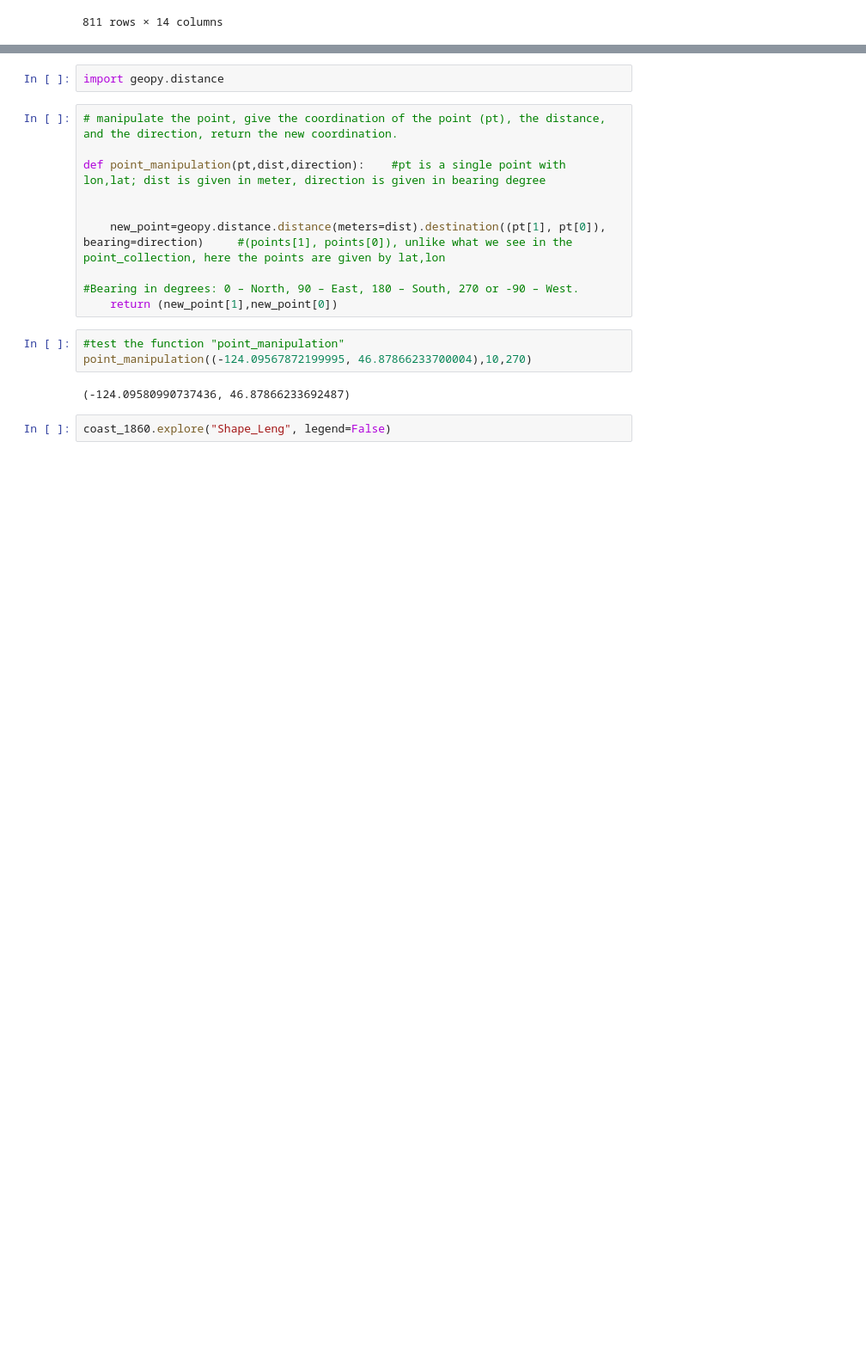
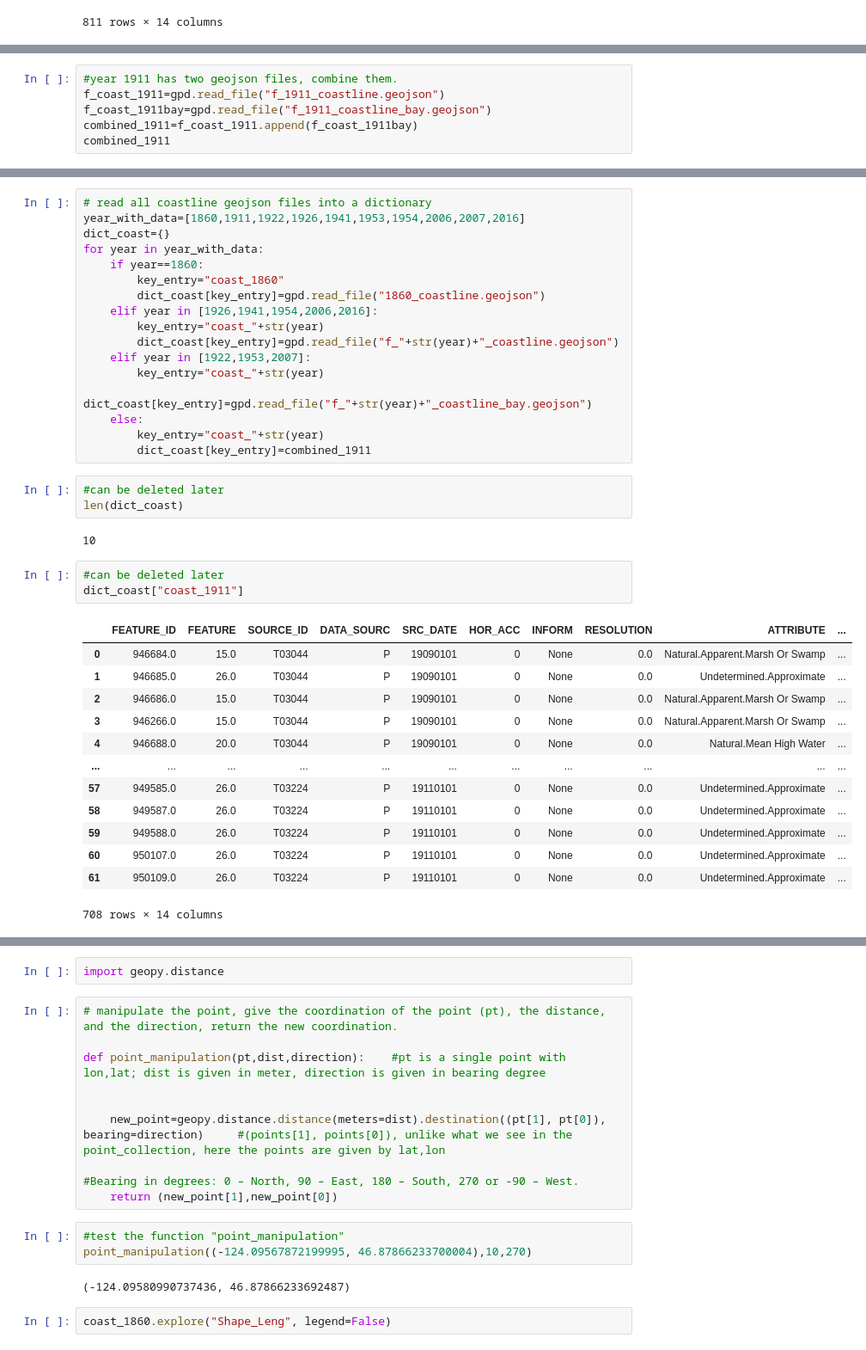
Before and after one commit to JerryLiu-96/Grays_Harbor_Storymap, a Jupyter notebook: assets/interpolate.ipynb, the cells around one changed output, grey strips where cells are left out. Shown at 86% size. Saved outputs shown, nothing was run; the diff lists cells and outputs as text; blank space fills up the shorter version.

```diff
--- a/assets/interpolate.ipynb
+++ b/assets/interpolate.ipynb
@@ -76,0 +41,6 @@ print(len(collection))
+# %%
+#year 1911 has two geojson files, combine them.
+f_coast_1911=gpd.read_file("f_1911_coastline.geojson")
+f_coast_1911bay=gpd.read_file("f_1911_coastline_bay.geojson")
+combined_1911=f_coast_1911.append(f_coast_1911bay)
+combined_1911
@@ -76,0 +61,39 @@ print(len(collection))
+# %%
+# read all coastline geojson files into a dictionary
+year_with_data=[1860,1911,1922,1926,1941,1953,1954,2006,2007,2016]
+dict_coast={}
+for year in year_with_data:
+    if year==1860:
+        key_entry="coast_1860"
+        dict_coast[key_entry]=gpd.read_file("1860_coastline.geojson")
+    elif year in [1926,1941,1954,2006,2016]:
+        key_entry="coast_"+str(year)
+        dict_coast[key_entry]=gpd.read_file("f_"+str(year)+"_coastline.geojson")
+    elif year in [1922,1953,2007]:
+        key_entry="coast_"+str(year)
+        dict_coast[key_entry]=gpd.read_file("f_"+str(year)+"_coastline_bay.geojson")
+    else:
+        key_entry="coast_"+str(year)
+        dict_coast[key_entry]=combined_1911
+# %%
+#can be deleted later
+len(dict_coast)
+# %% [output]
+10
+# %%
+#can be deleted later
+dict_coast["coast_1911"]
+# %% [output]
+|  | FEATURE_ID | FEATURE | SOURCE_ID | DATA_SOURC | SRC_DATE | HOR_ACC | INFORM | RESOLUTION | ATTRIBUTE | ... |
+| 0 | 946684.0 | 15.0 | T03044 | P | 19090101 | 0 | None | 0.0 | Natural.Apparent.Marsh Or Swamp | ... |
+| 1 | 946685.0 | 26.0 | T03044 | P | 19090101 | 0 | None | 0.0 | Undetermined.Approximate | ... |
+| 2 | 946686.0 | 15.0 | T03044 | P | 19090101 | 0 | None | 0.0 | Natural.Apparent.Marsh Or Swamp | ... |
+| 3 | 946266.0 | 15.0 | T03044 | P | 19090101 | 0 | None | 0.0 | Natural.Apparent.Marsh Or Swamp | ... |
+| 4 | 946688.0 | 20.0 | T03044 | P | 19090101 | 0 | None | 0.0 | Natural.Mean High Water | ... |
+| ... | ... | ... | ... | ... | ... | ... | ... | ... | ... | ... |
+| 57 | 949585.0 | 26.0 | T03224 | P | 19110101 | 0 | None | 0.0 | Undetermined.Approximate | ... |
+| 58 | 949587.0 | 26.0 | T03224 | P | 19110101 | 0 | None | 0.0 | Undetermined.Approximate | ... |
+| 59 | 949588.0 | 26.0 | T03224 | P | 19110101 | 0 | None | 0.0 | Undetermined.Approximate | ... |
+| 60 | 950107.0 | 26.0 | T03224 | P | 19110101 | 0 | None | 0.0 | Undetermined.Approximate | ... |
+| 61 | 950109.0 | 26.0 | T03224 | P | 19110101 | 0 | None | 0.0 | Undetermined.Approximate | ... |
+708 rows × 14 columns
```
Also changed, not shown: parts of 17 cells of this notebook, 1 other file.
